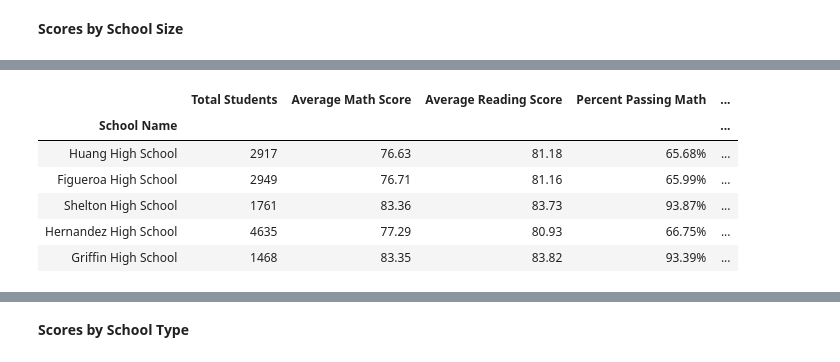
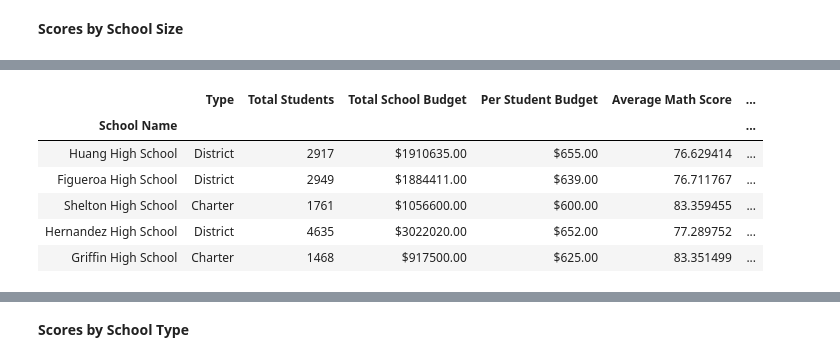
Before and after one commit to ejmayer/PyCitySchools, a Jupyter notebook: CitySchools.ipynb, the cells around one changed output, grey strips where cells are left out. Cells and saved outputs as stored; diff of their text form; code cells hidden in the pictures.

```diff
--- a/CitySchools.ipynb
+++ b/CitySchools.ipynb
@@ -652,0 +490,4 @@ dtype: object
+# %%
+# df for calculations for school summary
+overall_passing = (percent_passing_math + percent_passing_reading)/2 * 100
+overall_passing
@@ -652,0 +511,6 @@ dtype: object
+# %%
+# find overall percent of math and reading percentages
+#district_overall_passing = passing_df["Overall Passing"]
+summary["Combined Overall Passing Percent"] = overall_passing
+summary["Combined Overall Passing Percent"] = summary["Combined Overall Passing Percent"].map("{:.2f}%".format)
+summary
@@ -1049,4 +941,4 @@ dtype: object
 # %%
 # create bins and groups for spending sizes
 bins_spending = [0,585,615,645,675]
-group_names_spending = ["Greater than $585", "$585-615", "$615-645", "$645-675"]
+group_names_spending = ["<$585", "$585-615", "$615-645", "$645-675"]
@@ -1072,0 +945,3 @@ group_names_spending = ["Greater than $585", "$585-615", "$615-645", "$645-675"]
+# %%
+summary["Spending Range"] =  pd.cut(summary["Per Student Budget"], bins_spending, labels=group_names_spending)
+summary
@@ -1101,13 +982,13 @@ size_bins_sizes = [0, 1000, 2000, 5000]
 group_names_sizes = ["Small (<1000)", "Medium (1000-2000)", "Large (2000-5000)"]
 # %%
 # binned to sort by school size
-scores_by_size["School Size"] = pd.cut(scores_by_size["Total Students"], size_bins_sizes, labels=group_names_sizes)
-scores_by_size.head()
+summary["School Size"] = pd.cut(summary["Total Students"], size_bins_sizes, labels=group_names_sizes)
+summary.head()
 # %% [output]
-|  | Total Students | Average Math Score | Average Reading Score | Percent Passing Math | ... |
-| School Name |  |  |  |  | ... |
-| Huang High School | 2917 | 76.63 | 81.18 | 65.68% | ... |
-| Figueroa High School | 2949 | 76.71 | 81.16 | 65.99% | ... |
-| Shelton High School | 1761 | 83.36 | 83.73 | 93.87% | ... |
-| Hernandez High School | 4635 | 77.29 | 80.93 | 66.75% | ... |
-| Griffin High School | 1468 | 83.35 | 83.82 | 93.39% | ... |
+|  | Type | Total Students | Total School Budget | Per Student Budget | Average Math Score | ... |
+| School Name |  |  |  |  |  | ... |
+| Huang High School | District | 2917 | $1910635.00 | $655.00 | 76.629414 | ... |
+| Figueroa High School | District | 2949 | $1884411.00 | $639.00 | 76.711767 | ... |
+| Shelton High School | Charter | 1761 | $1056600.00 | $600.00 | 83.359455 | ... |
+| Hernandez High School | District | 4635 | $3022020.00 | $652.00 | 77.289752 | ... |
+| Griffin High School | Charter | 1468 | $917500.00 | $625.00 | 83.351499 | ... |
```
Also changed, not shown: parts of 67 cells of this notebook, 6 other files.
